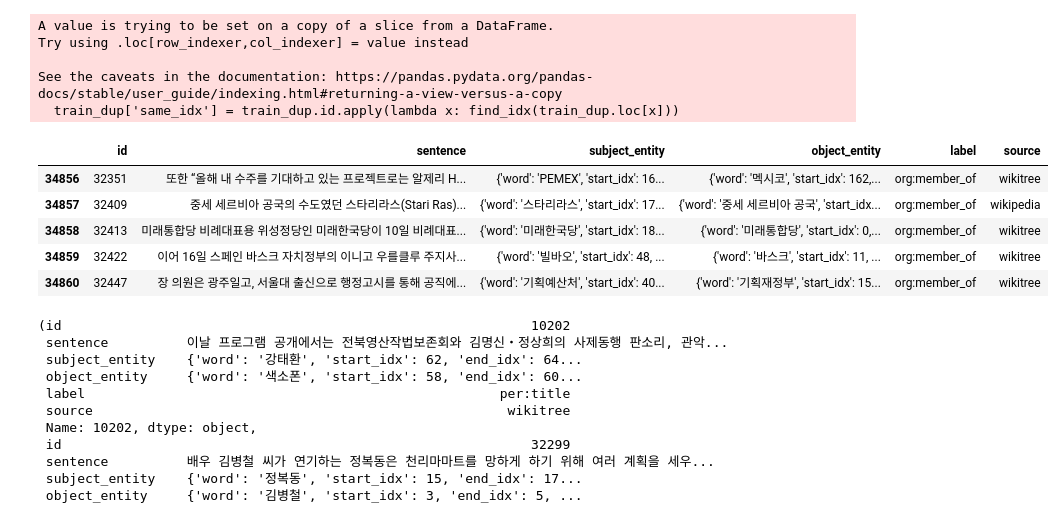
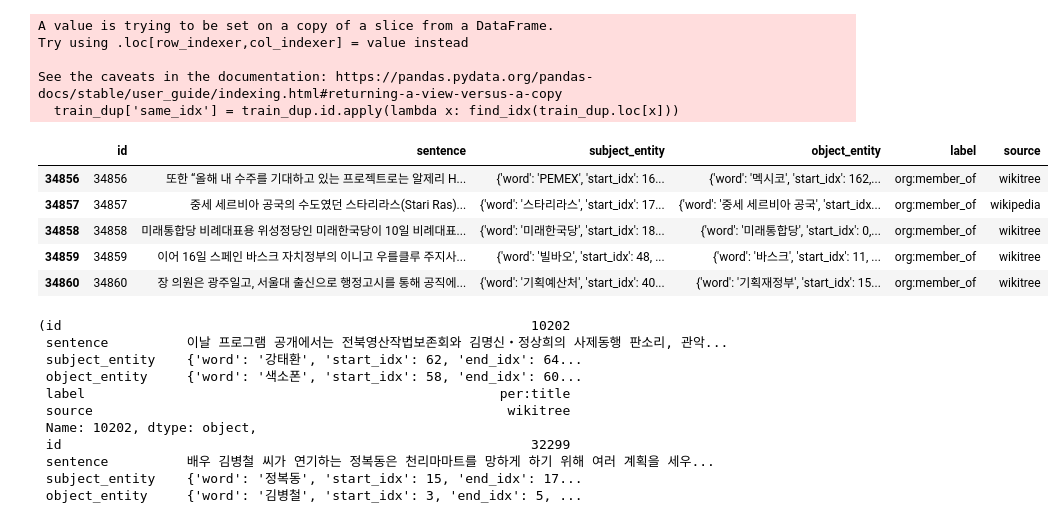
Before and after one commit to SangGank/bc_project2, a Jupyter notebook: dataAnalysis/swapArgument.ipynb, the cells around one changed output. Saved outputs shown, nothing was run; the diff lists cells and outputs as text; code cells hidden in the pictures.

```diff
--- a/dataAnalysis/swapArgument.ipynb
+++ b/dataAnalysis/swapArgument.ipynb
@@ -50,29 +50,30 @@ See the caveats in the documentation: https://pandas.pydata.org/pandas-docs/stab
 # %%
 def swap_arguments(start, end):
     par = train_data[train_data['label']==start]
     par_to_children = par.copy()
     par_to_children.subject_entity = par.object_entity
     par_to_children.object_entity = par.subject_entity
     par_to_children.label = end
     return par_to_children
 
 par_to_children = swap_arguments('per:parents','per:children')
 children_to_par = swap_arguments('per:parents','per:children')
 sibiling = swap_arguments('per:siblings','per:siblings')
 spouse = swap_arguments('per:spouse','per:spouse')
 members = swap_arguments('org:members','org:member_of')
 
 # train_data2 = pd.concat([train_data, par_to_children,children_to_par,sibiling,spouse,members])
 train_data2 = pd.concat([train_data, par_to_children,children_to_par,sibiling,spouse,members])
 train_data2.index = range(train_data2.shape[0])
+train_data2.id = train_data2.index
 train_data2.tail()
 # %% [output]
 |  | id | sentence | subject_entity | object_entity | label | source |
-| 34856 | 32351 | 또한 “올해 내 수주를 기대하고 있는 프로젝트로는 알제리 H... | {'word': 'PEMEX', 'start_idx': 16... | {'word': '멕시코', 'start_idx': 162,... | org:member_of | wikitree |
-| 34857 | 32409 | 중세 세르비아 공국의 수도였던 스타리라스(Stari Ras)... | {'word': '스타리라스', 'start_idx': 17... | {'word': '중세 세르비아 공국', 'start_idx... | org:member_of | wikipedia |
-| 34858 | 32413 | 미래통합당 비례대표용 위성정당인 미래한국당이 10일 비례대표... | {'word': '미래한국당', 'start_idx': 18... | {'word': '미래통합당', 'start_idx': 0,... | org:member_of | wikitree |
-| 34859 | 32422 | 이어 16일 스페인 바스크 자치정부의 이니고 우를클루 주지사... | {'word': '빌바오', 'start_idx': 48, ... | {'word': '바스크', 'start_idx': 11, ... | org:member_of | wikitree |
-| 34860 | 32447 | 장 의원은 광주일고, 서울대 출신으로 행정고시를 통해 공직에... | {'word': '기획예산처', 'start_idx': 40... | {'word': '기획재정부', 'start_idx': 15... | org:member_of | wikitree |
+| 34856 | 34856 | 또한 “올해 내 수주를 기대하고 있는 프로젝트로는 알제리 H... | {'word': 'PEMEX', 'start_idx': 16... | {'word': '멕시코', 'start_idx': 162,... | org:member_of | wikitree |
+| 34857 | 34857 | 중세 세르비아 공국의 수도였던 스타리라스(Stari Ras)... | {'word': '스타리라스', 'start_idx': 17... | {'word': '중세 세르비아 공국', 'start_idx... | org:member_of | wikipedia |
+| 34858 | 34858 | 미래통합당 비례대표용 위성정당인 미래한국당이 10일 비례대표... | {'word': '미래한국당', 'start_idx': 18... | {'word': '미래통합당', 'start_idx': 0,... | org:member_of | wikitree |
+| 34859 | 34859 | 이어 16일 스페인 바스크 자치정부의 이니고 우를클루 주지사... | {'word': '빌바오', 'start_idx': 48, ... | {'word': '바스크', 'start_idx': 11, ... | org:member_of | wikitree |
+| 34860 | 34860 | 장 의원은 광주일고, 서울대 출신으로 행정고시를 통해 공직에... | {'word': '기획예산처', 'start_idx': 40... | {'word': '기획재정부', 'start_idx': 15... | org:member_of | wikitree |
 # %%
 train_data2.iloc[10202], train_data2.iloc[32299], train_data2.iloc[10202]
 # %% [output]
```
Also changed, not shown: parts of 18 cells of this notebook, 2 other files.
